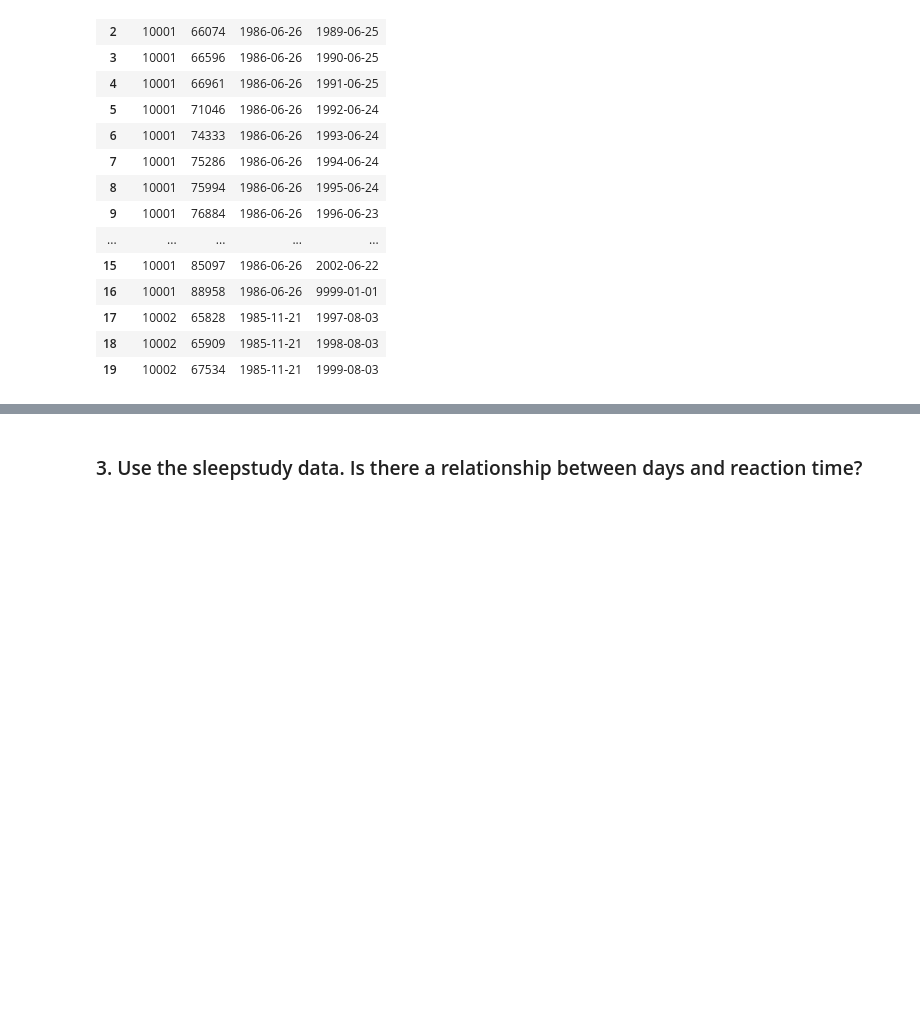
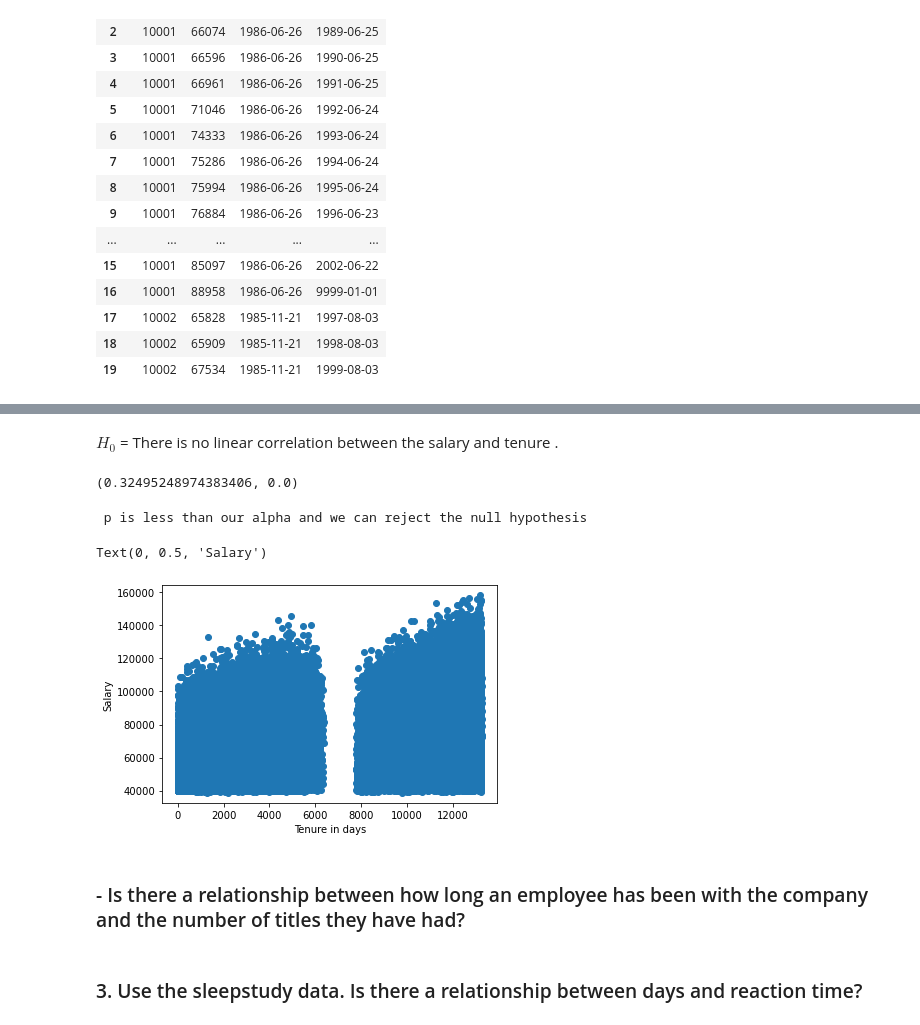
Before and after one commit to cindyvillanuevads/statistics-exercises, a Jupyter notebook: hypothesis_testing.ipynb, the cells around one changed output, grey strips where cells are left out. Drawn from its saved outputs; the diff is of its cells as text; code cells hidden in the pictures; blank space fills up the shorter version.

Commit message:
add correlation exercises

```diff
--- a/hypothesis_testing.ipynb
+++ b/hypothesis_testing.ipynb
@@ -516,0 +716,3 @@ datetime.datetime.today()
+# %%
+#create a new df with the code above
+new_df = salaries_df.sort_values("to_date").groupby("emp_no").last()
@@ -516,0 +754,4 @@ datetime.datetime.today()
+# %%
+# tenure is timedelta64[ns] so we can change it to string using new_df.tenure.astype(str)
+#we reassgined it to our new_df
+new_df["tenure"] = new_df.tenure.astype(str)
@@ -516,0 +768,3 @@ datetime.datetime.today()
+# %%
+#we need to remove "days" from tenure  and change the type to int
+new_df["tenure"] = new_df.tenure.str.strip('days').astype(int)
@@ -516,0 +788,21 @@ datetime.datetime.today()
+# %% [markdown]
+$H_0$ = There is no linear correlation between the salary  and tenure .
+# %%
+r, p = stats.pearsonr( new_df.tenure, new_df.salary)
+r, p
+# %% [output]
+(0.32495248974383406, 0.0)
+# %%
+if p < 0.05:
+    print(f' p is less than our alpha and we can reject the null hypothesis')
+# %% [output]
+ p is less than our alpha and we can reject the null hypothesis
+# %%
+plt.scatter(new_df.tenure, new_df.salary)
+plt.xlabel('Tenure in days')
+plt.ylabel('Salary')
+# %% [output]
+Text(0, 0.5, 'Salary')
+[figure, added]
+# %% [markdown]
+### - Is there a relationship between how long an employee has been with the company and the number of titles they have had?
```
Also changed, not shown: parts of 81 cells of this notebook.
